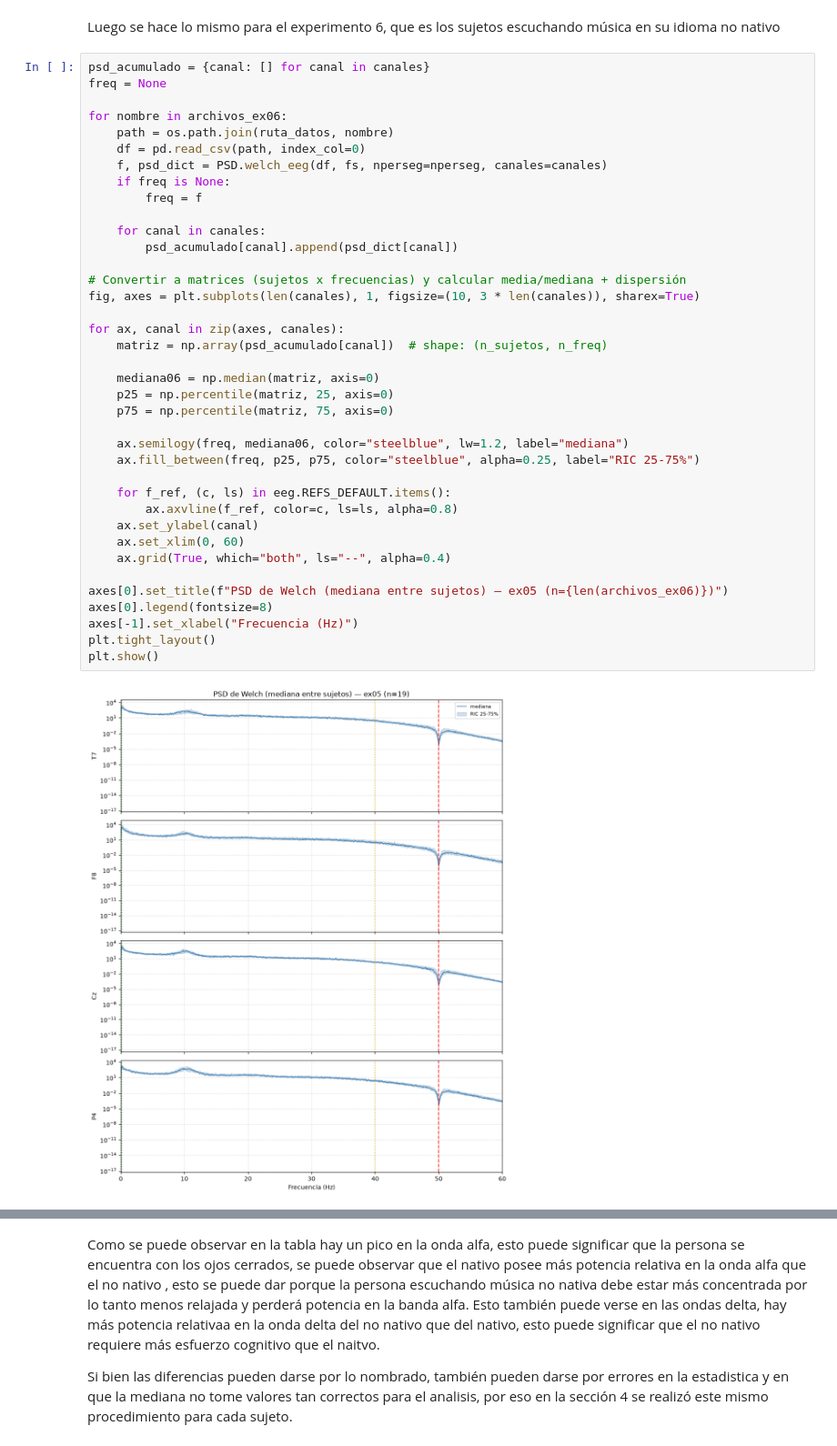
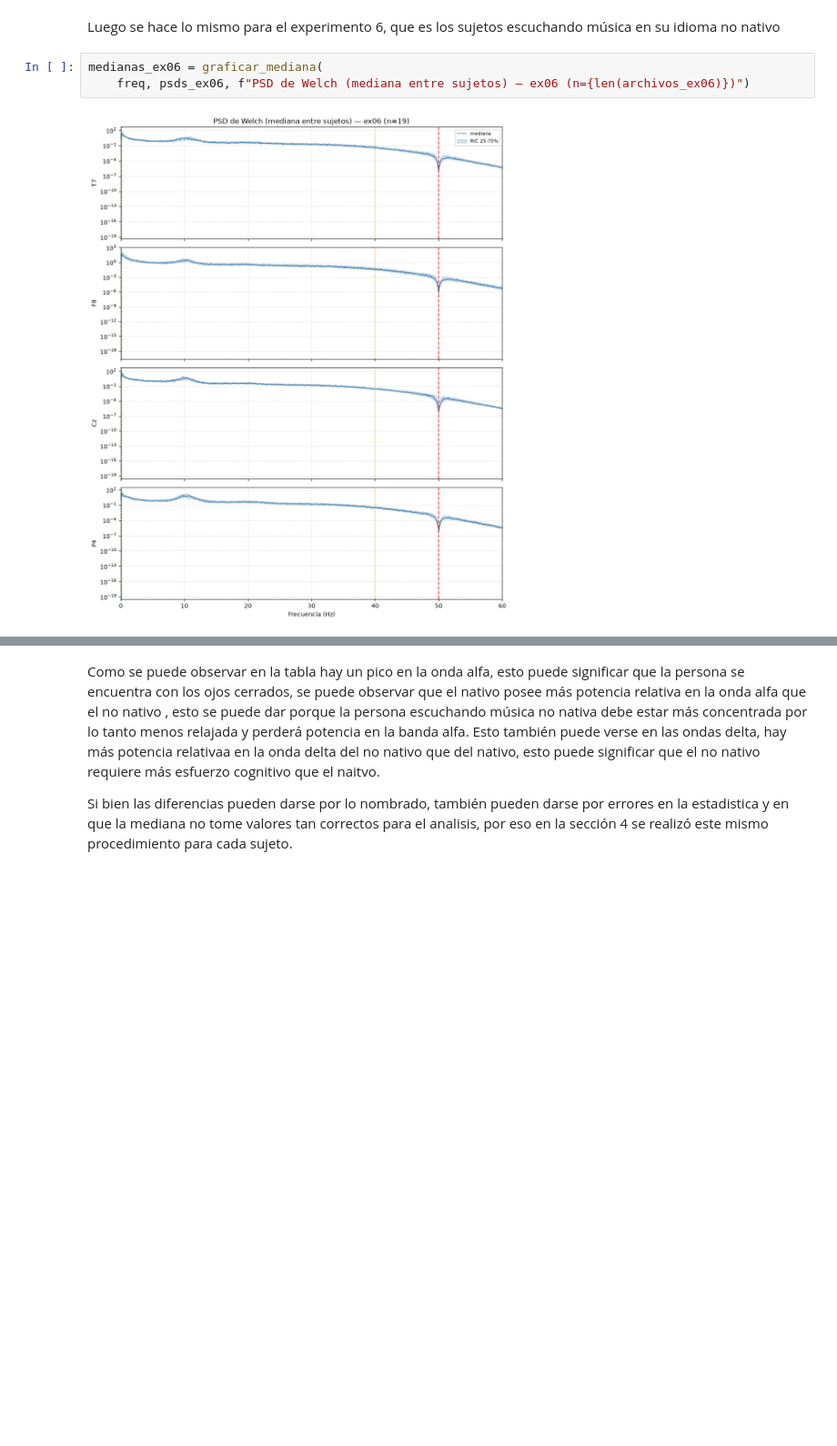
Before and after one commit to VictoriaEscobar/PSIB2026Q2-TPS-Grupo9-DelCarril_Escobar_Uthurralt, a Jupyter notebook: notebooks/03_Analisis_PSD.ipynb, the cells around one changed output, grey strips where cells are left out. Shown at 91% size. Saved outputs shown, nothing was run; the diff lists cells and outputs as text; blank space fills up the shorter version.

```diff
--- a/notebooks/03_Analisis_PSD.ipynb
+++ b/notebooks/03_Analisis_PSD.ipynb
@@ -153,43 +182,8 @@ plt.show()
 # %% [markdown]
 Luego se hace lo mismo para el experimento 6, que es los sujetos escuchando música en su idioma no nativo
 # %%
-psd_acumulado = {canal: [] for canal in canales}
-freq = None
-
-for nombre in archivos_ex06:
-    path = os.path.join(ruta_datos, nombre)
-    df = pd.read_csv(path, index_col=0)
-    f, psd_dict = PSD.welch_eeg(df, fs, nperseg=nperseg, canales=canales)
-    if freq is None:
-        freq = f
-
-    for canal in canales:
-        psd_acumulado[canal].append(psd_dict[canal])
-
-# Convertir a matrices (sujetos x frecuencias) y calcular media/mediana + dispersión
-fig, axes = plt.subplots(len(canales), 1, figsize=(10, 3 * len(canales)), sharex=True)
-
-for ax, canal in zip(axes, canales):
-    matriz = np.array(psd_acumulado[canal])  # shape: (n_sujetos, n_freq)
-
-    mediana06 = np.median(matriz, axis=0)
-    p25 = np.percentile(matriz, 25, axis=0)
-    p75 = np.percentile(matriz, 75, axis=0)
-
-    ax.semilogy(freq, mediana06, color="steelblue", lw=1.2, label="mediana")
-    ax.fill_between(freq, p25, p75, color="steelblue", alpha=0.25, label="RIC 25-75%")
-
-    for f_ref, (c, ls) in eeg.REFS_DEFAULT.items():
-        ax.axvline(f_ref, color=c, ls=ls, alpha=0.8)
-    ax.set_ylabel(canal)
-    ax.set_xlim(0, 60)
-    ax.grid(True, which="both", ls="--", alpha=0.4)
-
-axes[0].set_title(f"PSD de Welch (mediana entre sujetos) — ex05 (n={len(archivos_ex06)})")
-axes[0].legend(fontsize=8)
-axes[-1].set_xlabel("Frecuencia (Hz)")
-plt.tight_layout()
-plt.show()
+medianas_ex06 = graficar_mediana(
+    freq, psds_ex06, f"PSD de Welch (mediana entre sujetos) — ex06 (n={len(archivos_ex06)})")
 # %% [output]
-[figure, old version]
+[figure, new version]
 # %% [markdown]
```
Also changed, not shown: parts of 19 cells of this notebook, 5 other files.
